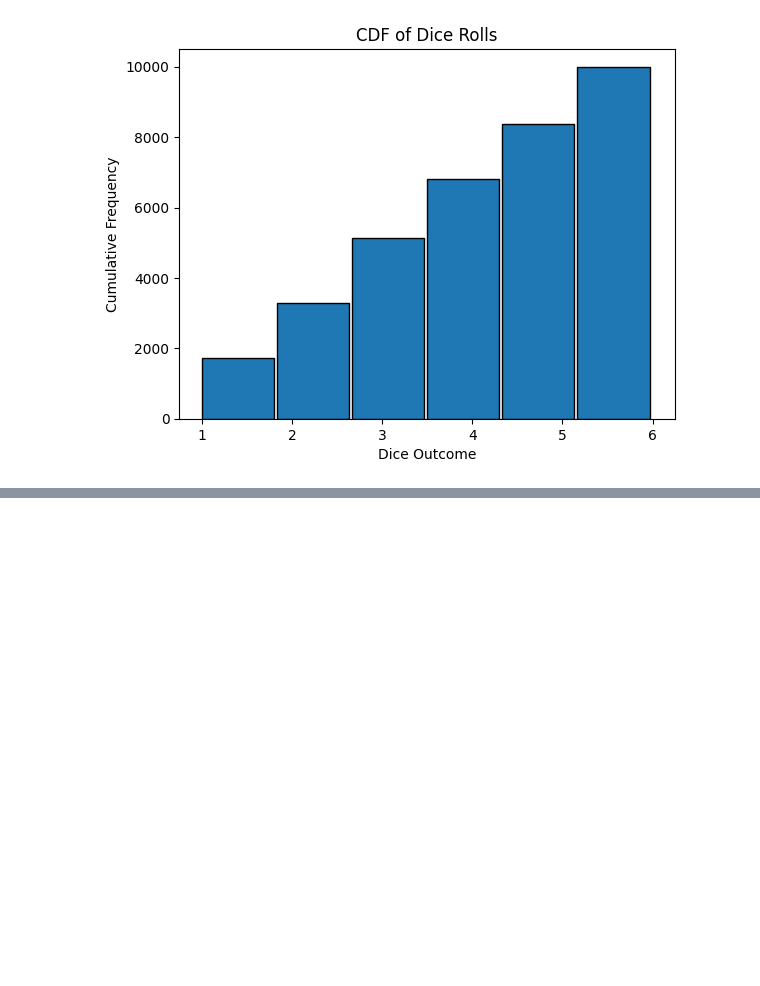
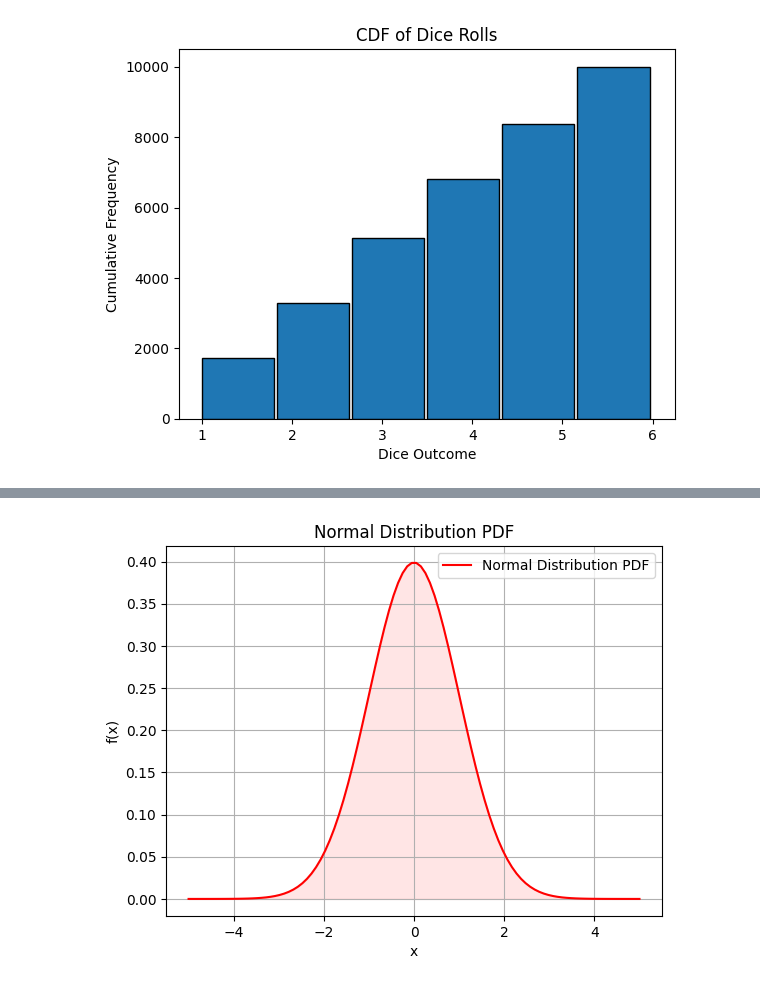
Before and after one commit to Shanmukh15501/DSML_PRACTISE_FILES, a Jupyter notebook: STATISTICS/session3.ipynb, the cells around one changed output, grey strips where cells are left out. Drawn from its saved outputs; the diff is of its cells as text; code cells hidden in the pictures; blank space fills up the shorter version.

```diff
--- a/STATISTICS/session3.ipynb
+++ b/STATISTICS/session3.ipynb
@@ -136,0 +290,26 @@ Therefore, the probability of a continuous random variable being exactly equal t
+# %%
+import numpy as np
+import matplotlib.pyplot as plt
+from scipy.stats import norm
+
+# Define the normal distribution parameters
+mean = 0
+std_dev = 1
+
+# Generate x values for the PDF plot
+x = np.linspace(-5, 5, 100)
+
+# Get the PDF values for a normal distribution
+pdf_normal = norm.pdf(x, loc=mean, scale=std_dev)
+
+# Plot the PDF
+plt.plot(x, pdf_normal, label='Normal Distribution PDF', color='r')
+plt.fill_between(x, pdf_normal, color='r', alpha=0.1)
+plt.title('Normal Distribution PDF')
+plt.xlabel('x')
+plt.ylabel('f(x)')
+plt.legend()
+plt.grid(True)
+plt.show()
+# %% [output]
+[figure, added]
```
Also changed, not shown: parts of 18 cells of this notebook, 3 other files.
